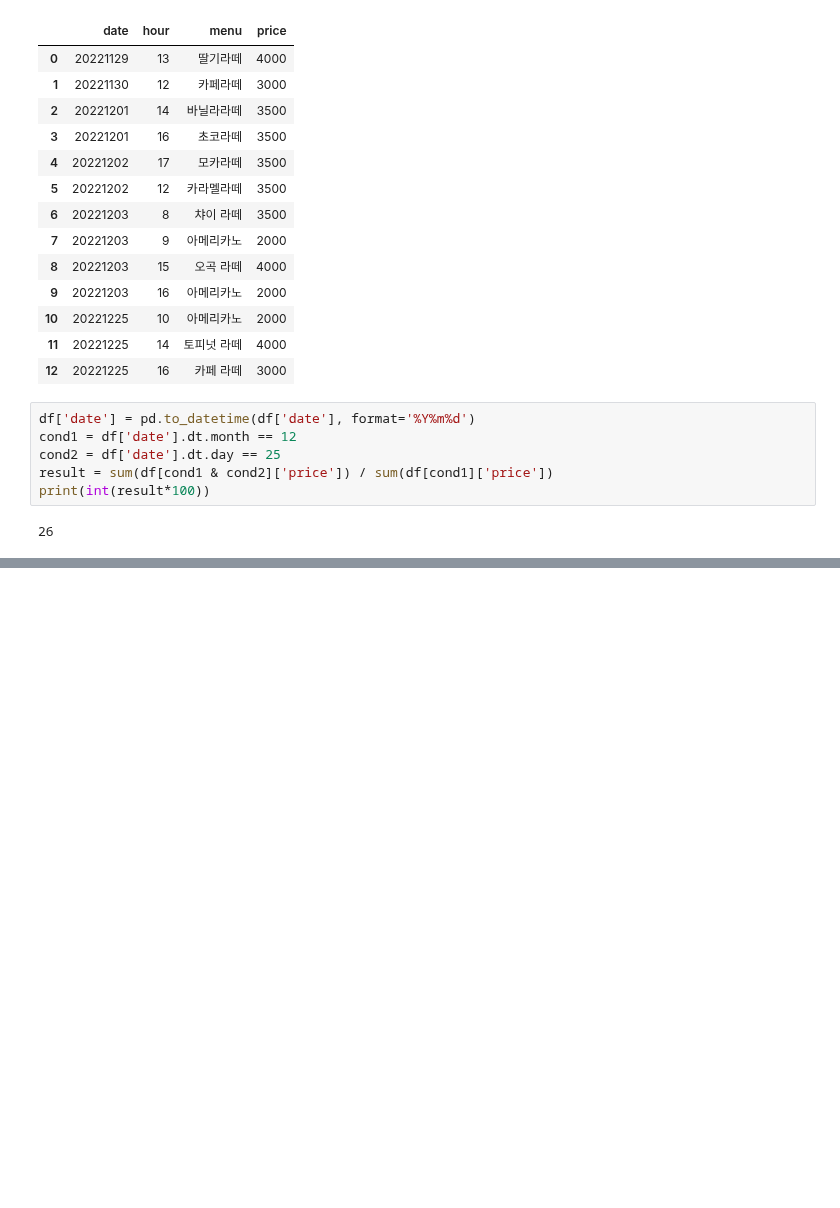
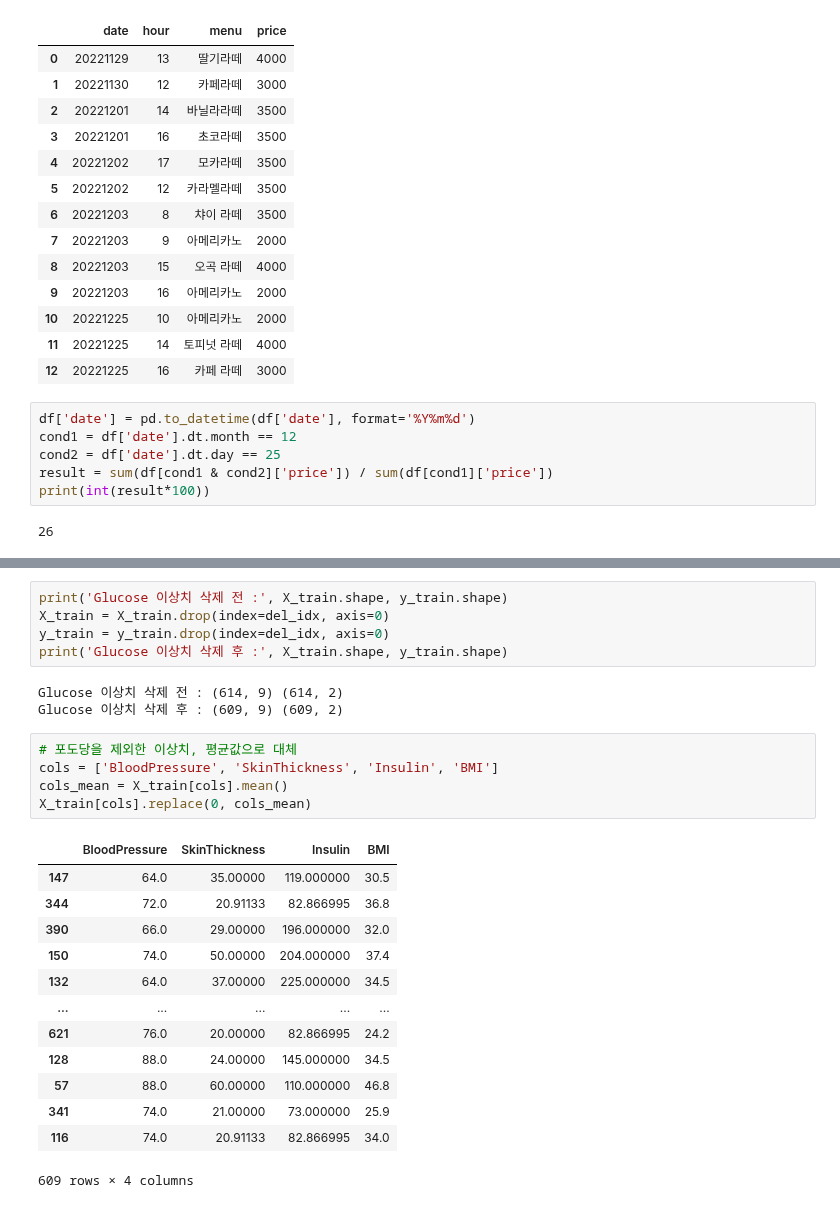
Before and after one commit to zudata/BEAKJOON, a Jupyter notebook: study/Big Data Certification study.ipynb, the cells around one changed output, grey strips where cells are left out. Cells and saved outputs as stored; diff of their text form; blank space fills up the shorter version.

```diff
--- a/study/Big Data Certification study.ipynb
+++ b/study/Big Data Certification study.ipynb
@@ -1920,0 +2076,27 @@ model.score(test, y_test['Survived'])
+# %%
+print('Glucose 이상치 삭제 전 :', X_train.shape, y_train.shape)
+X_train = X_train.drop(index=del_idx, axis=0)
+y_train = y_train.drop(index=del_idx, axis=0)
+print('Glucose 이상치 삭제 후 :', X_train.shape, y_train.shape)
+# %% [output]
+Glucose 이상치 삭제 전 : (614, 9) (614, 2)
+Glucose 이상치 삭제 후 : (609, 9) (609, 2)
+# %%
+# 포도당을 제외한 이상치, 평균값으로 대체
+cols = ['BloodPressure', 'SkinThickness', 'Insulin', 'BMI']
+cols_mean = X_train[cols].mean()
+X_train[cols].replace(0, cols_mean)
+# %% [output]
+|  | BloodPressure | SkinThickness | Insulin | BMI |
+| 147 | 64.0 | 35.00000 | 119.000000 | 30.5 |
+| 344 | 72.0 | 20.91133 | 82.866995 | 36.8 |
+| 390 | 66.0 | 29.00000 | 196.000000 | 32.0 |
+| 150 | 74.0 | 50.00000 | 204.000000 | 37.4 |
+| 132 | 64.0 | 37.00000 | 225.000000 | 34.5 |
+| ... | ... | ... | ... | ... |
+| 621 | 76.0 | 20.00000 | 82.866995 | 24.2 |
+| 128 | 88.0 | 24.00000 | 145.000000 | 34.5 |
+| 57 | 88.0 | 60.00000 | 110.000000 | 46.8 |
+| 341 | 74.0 | 21.00000 | 73.000000 | 25.9 |
+| 116 | 74.0 | 20.91133 | 82.866995 | 34.0 |
+609 rows × 4 columns
```
Also changed, not shown: parts of 88 cells of this notebook.
